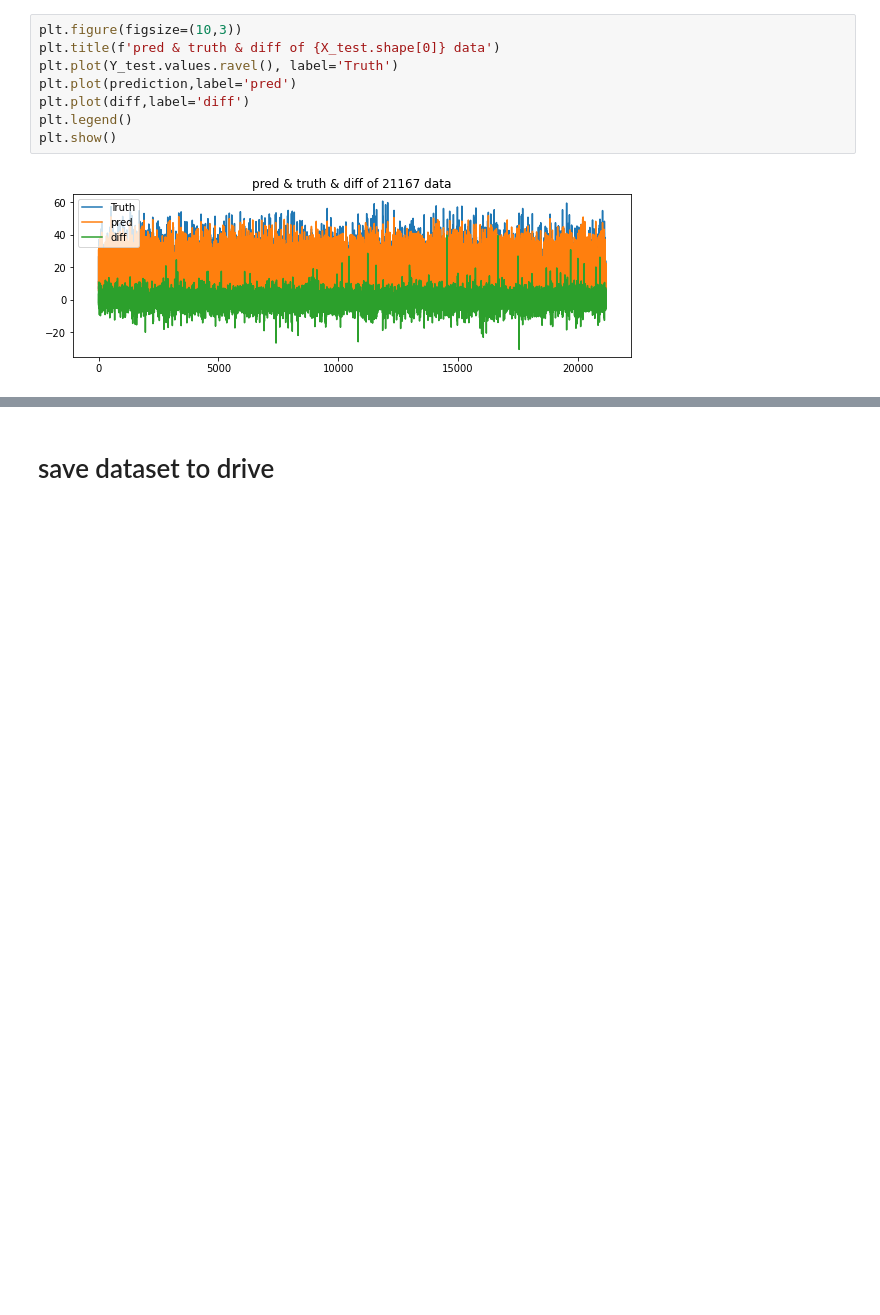
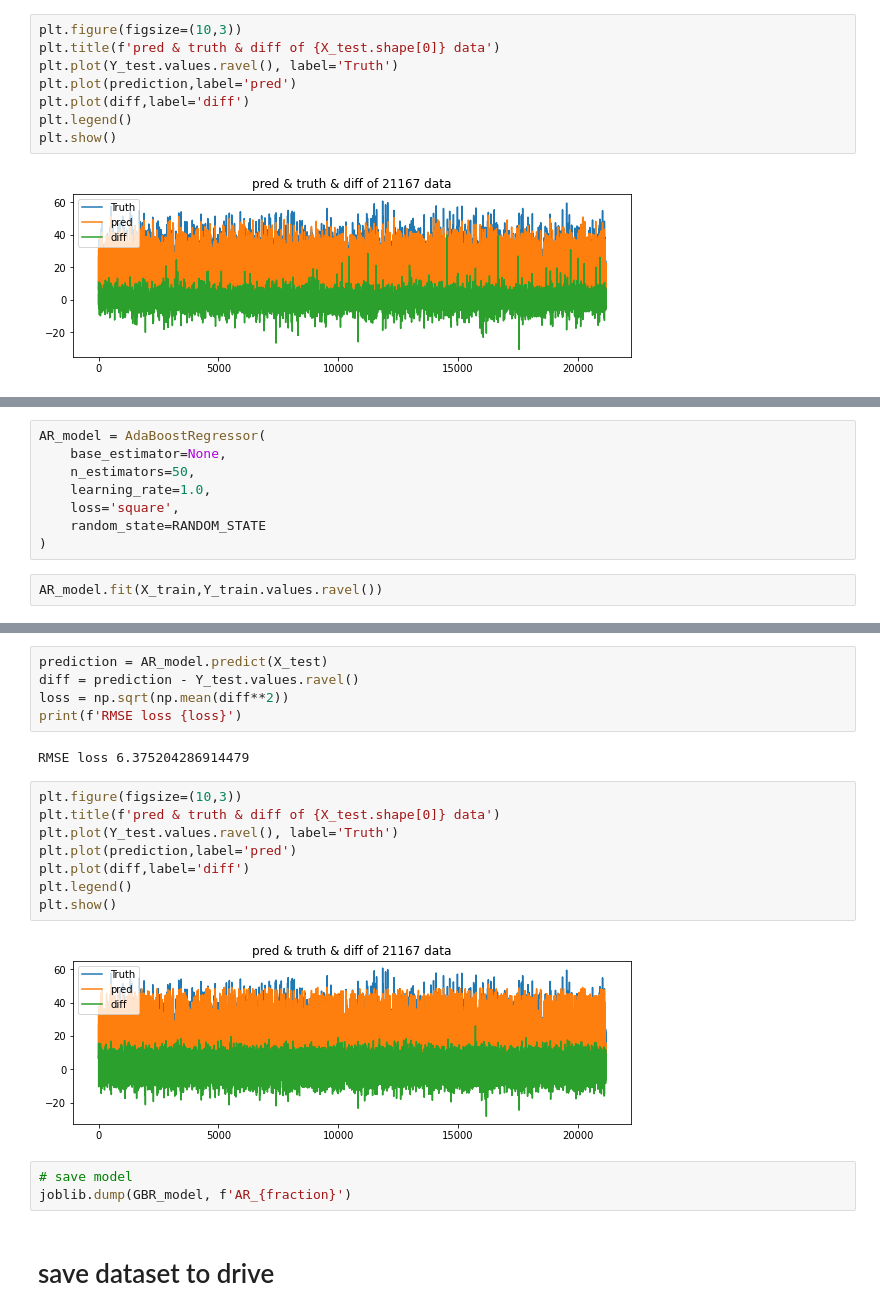
Before and after one commit to luanakwon/GroundTemperature, a Jupyter notebook: GroundTemp.ipynb, the cells around one changed output, grey strips where cells are left out. Cells and saved outputs as stored; diff of their text form; blank space fills up the shorter version.

```diff
--- a/GroundTemp.ipynb
+++ b/GroundTemp.ipynb
@@ -261,0 +332,10 @@ joblib.dump(RFR_model, 'RFR_202001')
+# %%
+AR_model = AdaBoostRegressor(
+    base_estimator=None,
+    n_estimators=50,
+    learning_rate=1.0,
+    loss='square',
+    random_state=RANDOM_STATE
+)
+# %%
+AR_model.fit(X_train,Y_train.values.ravel())
@@ -262,3 +344,23 @@ joblib.dump(RFR_model, 'RFR_202001')
+# %%
+prediction = AR_model.predict(X_test)
+diff = prediction - Y_test.values.ravel()
+loss = np.sqrt(np.mean(diff**2))
+print(f'RMSE loss {loss}')
+# %% [output]
+RMSE loss 6.375204286914479
+# %%
+plt.figure(figsize=(10,3))
+plt.title(f'pred & truth & diff of {X_test.shape[0]} data')
+plt.plot(Y_test.values.ravel(), label='Truth')
+plt.plot(prediction,label='pred')
+plt.plot(diff,label='diff')
+plt.legend()
+plt.show()
+# %% [output]
+[figure, added]
+# %%
+# save model
+joblib.dump(GBR_model, f'AR_{fraction}')
 # %% [markdown]
 # save dataset to drive
 # %%
```
Also changed, not shown: parts of 10 cells of this notebook.
